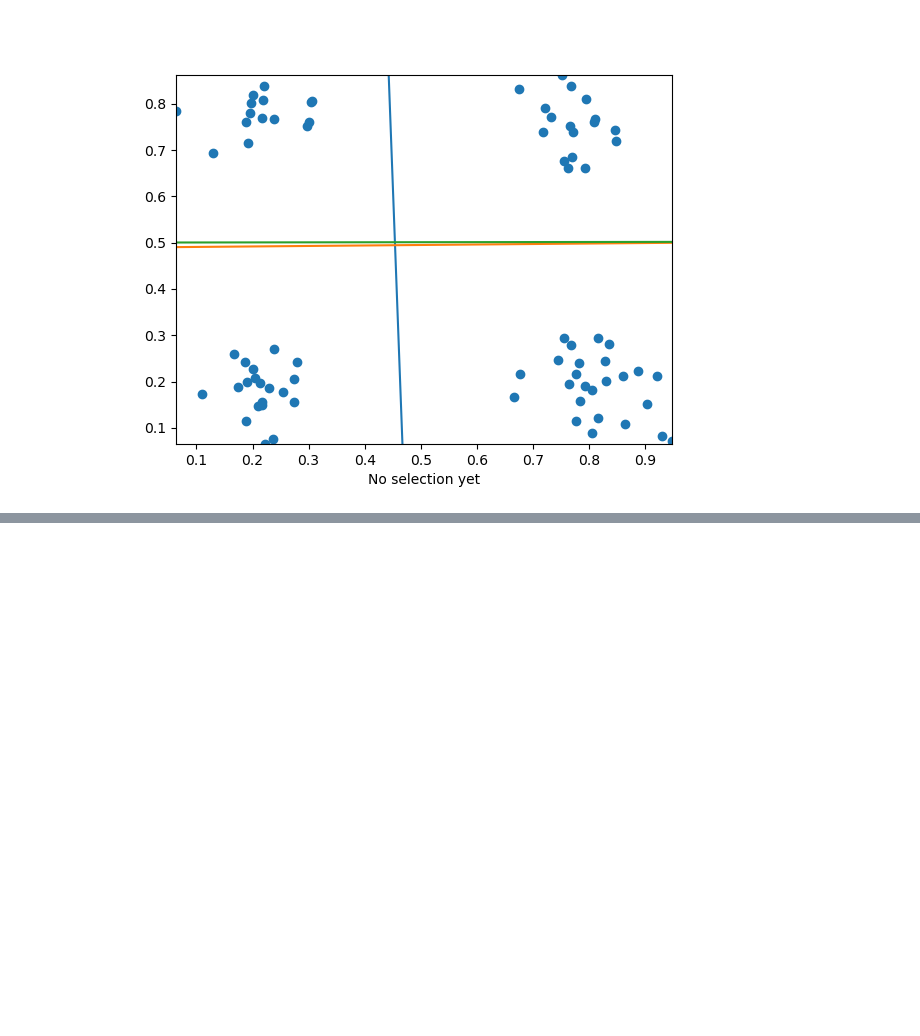
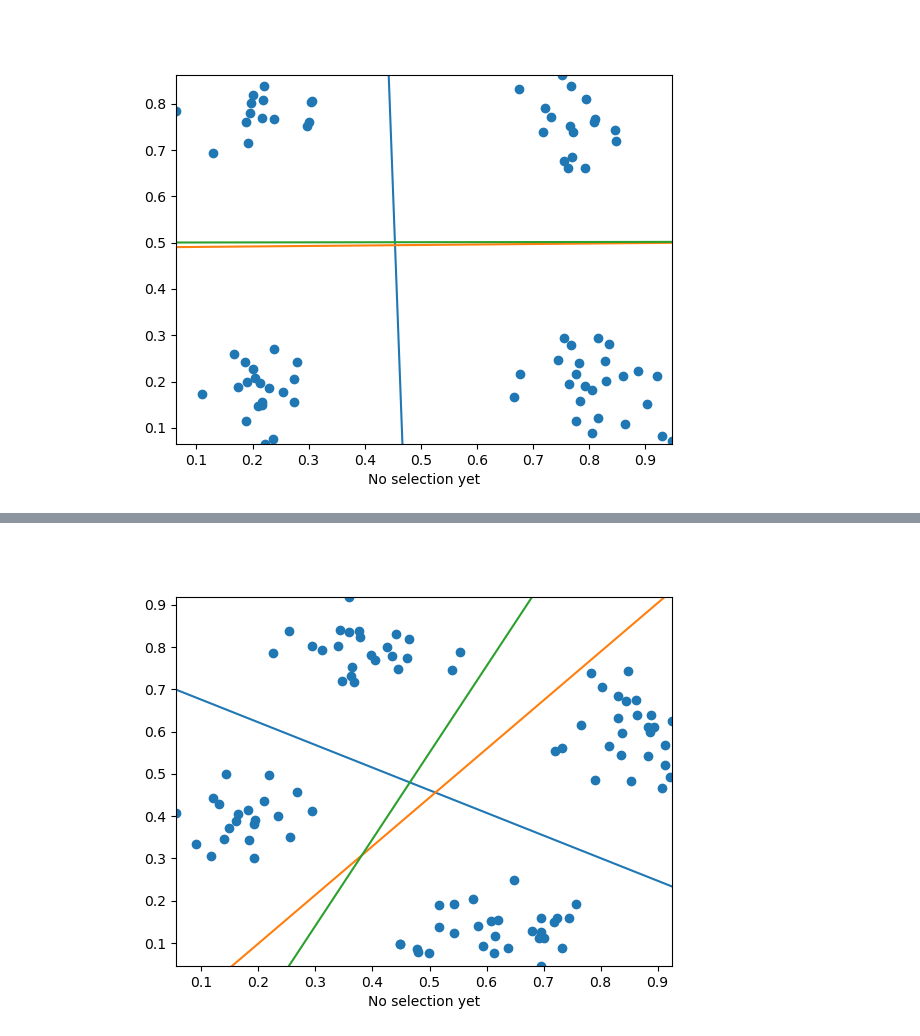
Before and after one commit to emmae04/380_finalProject, a Jupyter notebook: test_gini.ipynb, the cells around one changed output, grey strips where cells are left out. Saved outputs shown, nothing was run; the diff lists cells and outputs as text; code cells hidden in the pictures; blank space fills up the shorter version.

Commit message:
interactive 1,2,3 and documentation

```diff
--- a/test_gini.ipynb
+++ b/test_gini.ipynb
@@ -360,11 +518,11 @@ class_pairs = [(1, 2), (1, 3), (1, 4), (2, 3), (2, 4), (3, 4)]
 #class_pairs = [(1, 2), (1, 3), (2, 3)]
 classes = Y_train['Class'].unique()
 print(type(classes))
-root = Node(None)
-curr = root
+root_one = Node(None)
+curr = root_one
 
 build_tree(curr, classes, X_train, Y_train)
-root.print_tree()
+root_one.print_tree()
 # %% [output]
 <class 'numpy.ndarray'>
 <class 'int'>
@@ -485,3 +620,15 @@ def onclick(event):
 cid = fig.canvas.mpl_connect('button_press_event', onclick)
 # %% [output]
 [figure]
+# %%
+# run for data 2
+X_train, Y_train, X_test, Y_test = getData('./data/Data2Train.csv', './data/Data2Test.csv')
+class_pairs = [(1, 2), (1, 3), (1, 4), (2, 3), (2, 4), (3, 4)]
+#class_pairs = [(1, 2), (1, 3), (2, 3)]
+classes = Y_train['Class'].unique()
+print(type(classes))
+root_two = Node(None)
+curr = root_two
+
+build_tree(curr, classes, X_train, Y_train)
+root_two.print_tree()
@@ -487,0 +653,52 @@ cid = fig.canvas.mpl_connect('button_press_event', onclick)
+# %%
+# interactive plot for data 2
+%matplotlib widget
+minX0D = X_test['x'].min()
+maxX0D = X_test['x'].max()
+minX1D = X_test['y'].min()
+maxX1D = X_test['y'].max()
+
+
+root_model = root_two.model
+left_model = root_two.Left.model
+right_model = root_two.Right.model
+
+fig, ax = plt.subplots()
+
+plt.scatter(X_test['x'], X_test['y'], marker='o')
+
+model_list = [root_model, left_model, right_model]
+for model in model_list:
+    minX1 = (-model.intercept_-model.coef_[0,0]*minX0D)/model.coef_[0,1]
+    maxX1 = (-model.intercept_-model.coef_[0,0]*maxX0D)/model.coef_[0,1]
+    plt.plot([minX0D,maxX0D],[minX1,maxX1])
+ax.set_xlim([minX0D, maxX0D])
+ax.set_ylim([minX1D, maxX1D])
+
+text=plt.xlabel("No selection yet")
+
+def onclick(event):
+    if event.inaxes is not None:
+        tx = 'xdata=%f, ydata=%f' % (event.xdata, event.ydata)
+        classified = classify_point(root_two, event.xdata, event.ydata)
+        tx = tx + ' Class ' + str(classified) + ' is selected'
+
+        plt.cla()
+        plt.scatter(X_test['x'], X_test['y'], marker='o')
+
+        for model in model_list:
+            minX1 = (-model.intercept_-model.coef_[0,0]*minX0D)/model.coef_[0,1]
+            maxX1 = (-model.intercept_-model.coef_[0,0]*maxX0D)/model.coef_[0,1]
+            plt.plot([minX0D,maxX0D],[minX1,maxX1])
+        ax.set_xlim([minX0D, maxX0D])
+        ax.set_ylim([minX1D, maxX1D])
+        ax.scatter([event.xdata],[event.ydata],c='r')
+
+        text.set_text(tx)
+        fig.canvas.draw()
+    else:
+        print('Clicked outside of an axis.')
+
+cid = fig.canvas.mpl_connect('button_press_event', onclick)
+# %% [output]
+[figure, added]
```
Also changed, not shown: parts of 11 cells of this notebook.
